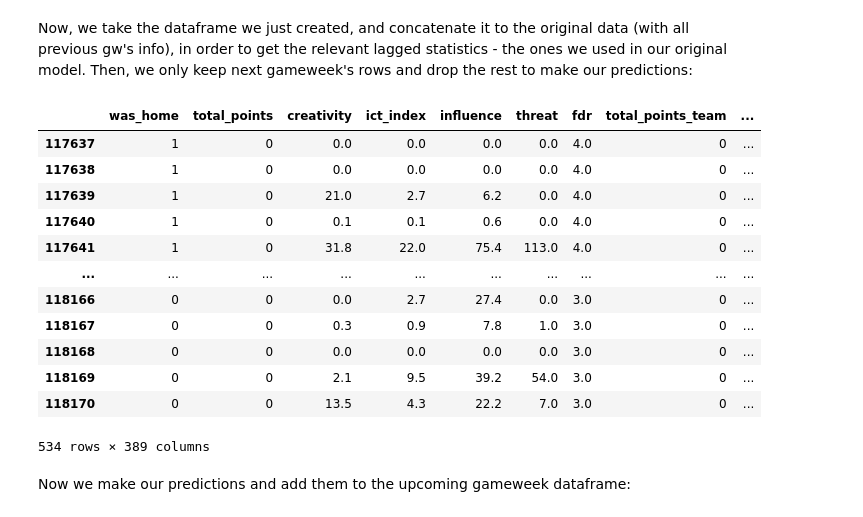
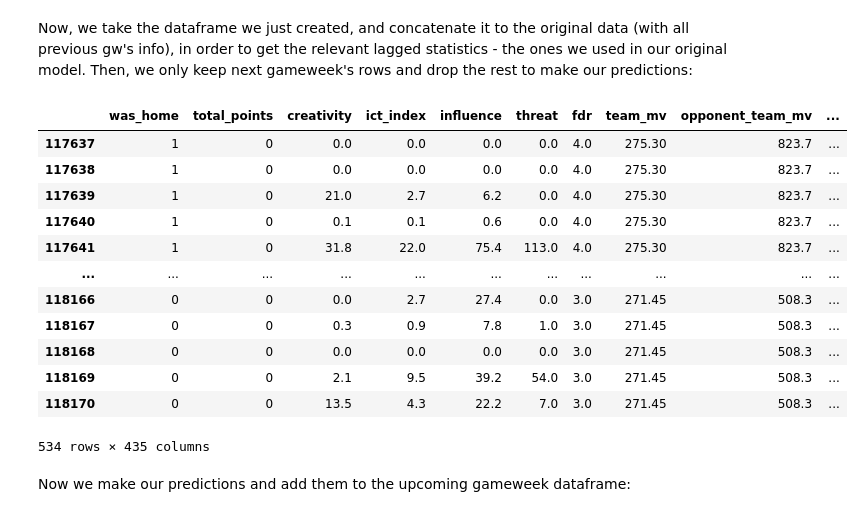
Before and after one commit to amirgrunhaus/fpl_model, a Jupyter notebook: pl_predictions.ipynb, the cells around one changed output. Saved outputs shown, nothing was run; the diff lists cells and outputs as text; code cells hidden in the pictures.

```diff
--- a/pl_predictions.ipynb
+++ b/pl_predictions.ipynb
@@ -188,0 +191,14 @@ data['fdr'] = data.apply(fdr_assignment, axis = 1)
+# %%
+def team_won(data):
+    if data['was_home'] == True and data['team_h_score'] > data['team_a_score']:
+        return 1
+    if data['was_home'] == False and data['team_h_score'] < data['team_a_score']:
+        return 1
+    if data['was_home'] == True and data['team_h_score'] < data['team_a_score']:
+        return 0
+    if data['was_home'] == False and data['team_h_score'] > data['team_a_score']:
+        return 0
+    else:
+        return 0
+
+data['team_won'] = data.apply(team_won, axis = 1)
@@ -328,6 +493,10 @@ Our model will use the following features to make its predictions:
 #We drop the '1617' season because of lacking data, and drop duplicates (just in case)
 training_data = data[data['season'] != '1617']
 training_data = training_data.drop_duplicates()
+
+#Square and cube FDR
+training_data['fdr_squared'] = training_data['fdr']**2
+training_data['fdr_cubed'] = training_data['fdr']**3
 
 #Total points
 training_data, teams_lag = team_lag_stats(training_data, ['total_points'], ['all', 1, 2, 3, 4, 5])
@@ -368,11 +537,15 @@ training_data, players_lag = player_lag_stats(training_data, ['saves'], ['all',
 training_data, teams_lag = team_lag_stats(training_data, ['yellow_cards'], [1, 2, 3, 4, 5])
 training_data, players_lag = player_lag_stats(training_data, ['yellow_cards'], ['all', 1, 2, 3, 4, 5])
 
+#Team wins
+training_data, players_lag = player_lag_stats(training_data, ['team_won'], ['all', 1, 2, 3, 4, 5, 6, 7, 8, 9, 10, 11, 12, 13, 14, 15])
+
 #Columns to drop
 drop_columns = ['gw', 'player', 'minutes', 'position', 'team', 'opponent_team',
                 'assists', 'bonus', 'bps', 'clean_sheets','goals_conceded',
                 'goals_scored', 'penalties_saved', 'red_cards', 'saves',
-                'yellow_cards', 'season', 'team_a_score', 'team_h_score']
+                'yellow_cards', 'season', 'team_a_score', 'team_h_score',
+                'team_won']
 training_data = training_data.drop(drop_columns,axis = 1)
 
 #Fill NaN values with 0
@@ -581,15 +754,20 @@ next_gw[['minutes', 'total_points', 'assists', 'bonus', 'bps',
        'clean_sheets', 'goals_conceded', 'goals_scored',
        'penalties_saved', 'red_cards', 'saves', 'yellow_cards', 'team_a_score', 'team_h_score']] = 0
 
-#FDR assignment
+#FDR, team_won, team_mv, and opponent_team_mv assignment
 next_gw['fdr'] = next_gw.apply(fdr_assignment, axis = 1)
+next_gw['team_won'] = next_gw.apply(team_won, axis = 1)
+next_gw['team_mv'] = next_gw.apply(team_market_value, axis = 1)
+next_gw['opponent_team_mv'] = next_gw.apply(opponent_team_market_value, axis = 1)
+
 
 #Re-order columns
 next_gw = next_gw[['player', 'position', 'gw', 'team', 'opponent_team', 'fdr','was_home',
        'season', 'minutes', 'total_points', 'assists', 'bonus', 'bps',
        'clean_sheets', 'creativity', 'goals_conceded', 'goals_scored',
        'ict_index', 'influence', 'penalties_saved', 'red_cards', 'saves',
-       'threat', 'yellow_cards', 'team_a_score', 'team_h_score']]
+       'threat', 'yellow_cards', 'team_a_score', 'team_h_score', 'team_won',
+        'team_mv', 'opponent_team_mv']]
 
 #Convert 'season' column into string
 next_gw['season'] = next_gw['season'].apply(str)
@@ -616,12 +794,17 @@ Now, we take the dataframe we just created, and concatenate it to the original d
 data_adjusted = data[['player', 'position', 'gw', 'team', 'opponent_team', 'was_home', 'total_points',
                          'creativity','ict_index','influence','threat','fdr','season', 'minutes', 'assists',
                          'bonus', 'bps', 'clean_sheets', 'goals_conceded', 'goals_scored', 'penalties_saved',
-                         'red_cards', 'saves', 'yellow_cards', 'team_a_score', 'team_h_score']]
+                         'red_cards', 'saves', 'yellow_cards', 'team_a_score', 'team_h_score', 'team_won',
+                         'team_mv', 'opponent_team_mv']]
 
 #We concatenate adjusted original data with next gameweek's dataframe
 data_adjusted = pd.concat([data_adjusted, next_gw])
 data_adjusted = data_adjusted.drop_duplicates().reset_index()
 data_adjusted = data_adjusted.drop('index', axis=1)
+
+#Square and cube FDR
+data_adjusted['fdr_squared'] = data_adjusted['fdr']**2
+data_adjusted['fdr_cubed'] = data_adjusted['fdr']**3
 
 #Lagged values
 #Total points
@@ -657,47 +840,50 @@ data_adjusted, teams_lag = team_lag_stats(data_adjusted, ['red_cards'], [1, 2, 3
 data_adjusted, players_lag = player_lag_stats(data_adjusted, ['red_cards'], ['all', 1, 2, 3, 4, 5])
 
 #Saves
 data_adjusted, players_lag = player_lag_stats(data_adjusted, ['saves'], ['all', 1, 2, 3, 4, 5])
 
 #Yellow Cards
 data_adjusted, teams_lag = team_lag_stats(data_adjusted, ['yellow_cards'], [1, 2, 3, 4, 5])
 data_adjusted, players_lag = player_lag_stats(data_adjusted, ['yellow_cards'], ['all', 1, 2, 3, 4, 5])
 
+#Team wins
+data_adjusted, players_lag = player_lag_stats(data_adjusted, ['team_won'], ['all', 1, 2, 3, 4, 5, 6, 7, 8, 9, 10, 11, 12, 13, 14, 15])
+
 #Fill NaN values with 0
 data_adjusted = data_adjusted.fillna(0)
 
 #Only keep data for upcoming gw
 data_adjusted = data_adjusted.loc[(data_adjusted['gw'] == gameweek)]
 data_adjusted = data_adjusted.loc[(data_adjusted['season'] == '2223')]
 
 #Drop irrelevant columns
 drop_columns = ['gw', 'minutes', 'player', 'position', 'team', 'opponent_team',
                 'assists', 'bonus', 'bps', 'clean_sheets','goals_conceded',
                 'goals_scored', 'penalties_saved', 'red_cards', 'saves',
-                'yellow_cards', 'season', 'team_a_score', 'team_h_score']
+                'yellow_cards', 'season', 'team_a_score', 'team_h_score', 'team_won']
 next_gw_stats = data_adjusted.drop(drop_columns,axis = 1)
 
 #Convert was_home column to int (1 if was_home, 0 if otherwise)
 next_gw_stats['was_home'] = next_gw_stats["was_home"].astype(int)
 
 #Round all values to two decimals
 next_gw_stats = next_gw_stats.round(2)
 
 next_gw_stats
 # %% [output]
-|  | was_home | total_points | creativity | ict_index | influence | threat | fdr | total_points_team | ... |
-| 117637 | 1 | 0 | 0.0 | 0.0 | 0.0 | 0.0 | 4.0 | 0 | ... |
-| 117638 | 1 | 0 | 0.0 | 0.0 | 0.0 | 0.0 | 4.0 | 0 | ... |
-| 117639 | 1 | 0 | 21.0 | 2.7 | 6.2 | 0.0 | 4.0 | 0 | ... |
-| 117640 | 1 | 0 | 0.1 | 0.1 | 0.6 | 0.0 | 4.0 | 0 | ... |
-| 117641 | 1 | 0 | 31.8 | 22.0 | 75.4 | 113.0 | 4.0 | 0 | ... |
-| ... | ... | ... | ... | ... | ... | ... | ... | ... | ... |
-| 118166 | 0 | 0 | 0.0 | 2.7 | 27.4 | 0.0 | 3.0 | 0 | ... |
-| 118167 | 0 | 0 | 0.3 | 0.9 | 7.8 | 1.0 | 3.0 | 0 | ... |
-| 118168 | 0 | 0 | 0.0 | 0.0 | 0.0 | 0.0 | 3.0 | 0 | ... |
-| 118169 | 0 | 0 | 2.1 | 9.5 | 39.2 | 54.0 | 3.0 | 0 | ... |
-| 118170 | 0 | 0 | 13.5 | 4.3 | 22.2 | 7.0 | 3.0 | 0 | ... |
+|  | was_home | total_points | creativity | ict_index | influence | threat | fdr | team_mv | opponent_team_mv | ... |
+| 117637 | 1 | 0 | 0.0 | 0.0 | 0.0 | 0.0 | 4.0 | 275.30 | 823.7 | ... |
+| 117638 | 1 | 0 | 0.0 | 0.0 | 0.0 | 0.0 | 4.0 | 275.30 | 823.7 | ... |
+| 117639 | 1 | 0 | 21.0 | 2.7 | 6.2 | 0.0 | 4.0 | 275.30 | 823.7 | ... |
+| 117640 | 1 | 0 | 0.1 | 0.1 | 0.6 | 0.0 | 4.0 | 275.30 | 823.7 | ... |
+| 117641 | 1 | 0 | 31.8 | 22.0 | 75.4 | 113.0 | 4.0 | 275.30 | 823.7 | ... |
+| ... | ... | ... | ... | ... | ... | ... | ... | ... | ... | ... |
+| 118166 | 0 | 0 | 0.0 | 2.7 | 27.4 | 0.0 | 3.0 | 271.45 | 508.3 | ... |
+| 118167 | 0 | 0 | 0.3 | 0.9 | 7.8 | 1.0 | 3.0 | 271.45 | 508.3 | ... |
+| 118168 | 0 | 0 | 0.0 | 0.0 | 0.0 | 0.0 | 3.0 | 271.45 | 508.3 | ... |
+| 118169 | 0 | 0 | 2.1 | 9.5 | 39.2 | 54.0 | 3.0 | 271.45 | 508.3 | ... |
+| 118170 | 0 | 0 | 13.5 | 4.3 | 22.2 | 7.0 | 3.0 | 271.45 | 508.3 | ... |
-534 rows × 389 columns
+534 rows × 435 columns
 # %% [markdown]
 Now we make our predictions and add them to the upcoming gameweek dataframe:
 # %% [markdown]
```
Also changed, not shown: parts of 16 cells of this notebook, 1 other file.
